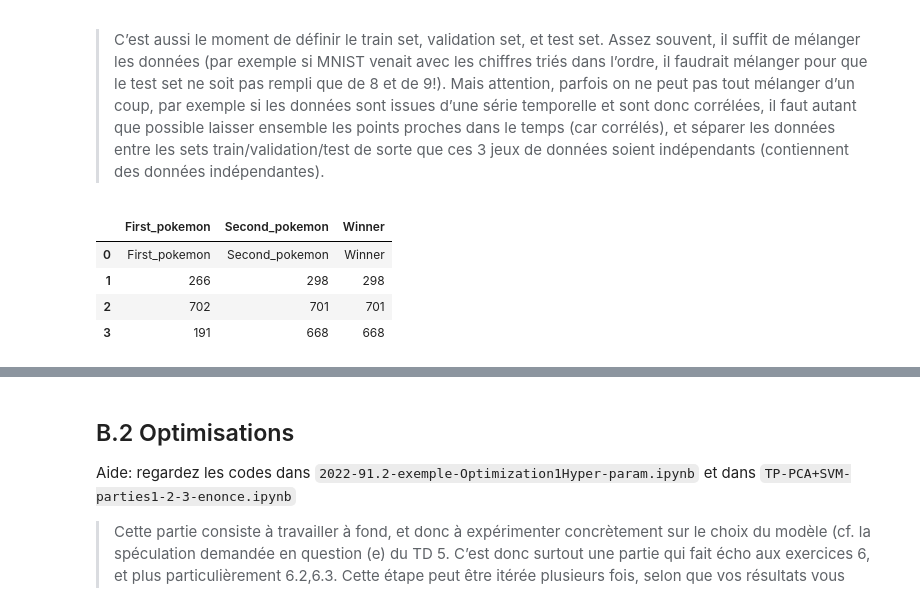
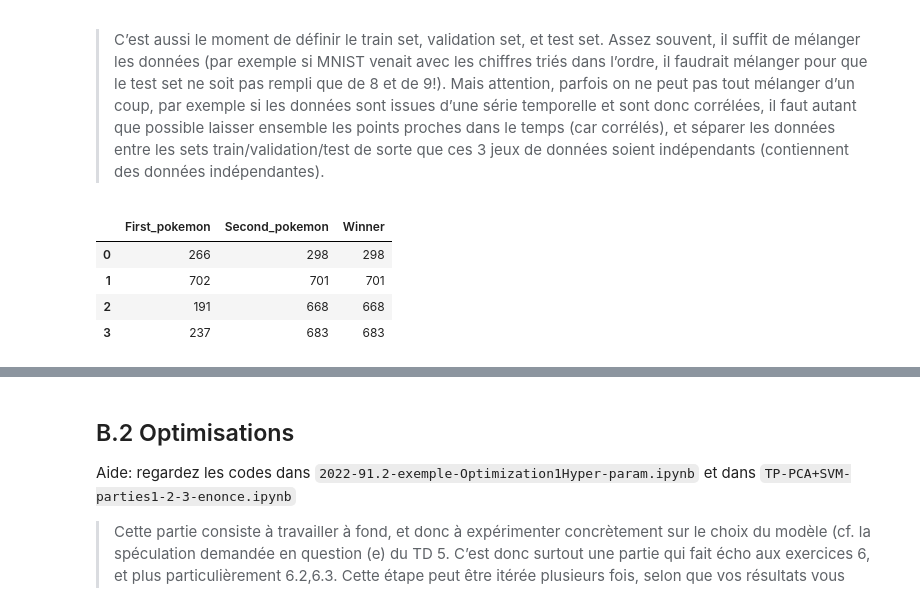
Before and after one commit to ThomasLEBRET/IAS-combatPokemon, a Jupyter notebook: BOUSSOUARFeriel_CORVESTAlex_LEBRETThoams_MANSOURIMarc/projetFinal.ipynb, the cells around one changed output, grey strips where cells are left out. Saved outputs shown, nothing was run; the diff lists cells and outputs as text; code cells hidden in the pictures.

```diff
--- a/BOUSSOUARFeriel_CORVESTAlex_LEBRETThoams_MANSOURIMarc/projetFinal.ipynb
+++ b/BOUSSOUARFeriel_CORVESTAlex_LEBRETThoams_MANSOURIMarc/projetFinal.ipynb
@@ -424,11 +420,11 @@ de sorte que ces 3 jeux de données soient indépendants (contiennent des donné
 # %%
 filename = "combats.csv"
 names = ['First_pokemon', 'Second_pokemon', 'Winner']
-data = pd.read_csv(filename, names=names)
-data.head(4)
+combat = pd.read_csv(filename)
+combat.head(4)
 # %% [output]
 |  | First_pokemon | Second_pokemon | Winner |
-| 0 | First_pokemon | Second_pokemon | Winner |
-| 1 | 266 | 298 | 298 |
-| 2 | 702 | 701 | 701 |
-| 3 | 191 | 668 | 668 |
+| 0 | 266 | 298 | 298 |
+| 1 | 702 | 701 | 701 |
+| 2 | 191 | 668 | 668 |
+| 3 | 237 | 683 | 683 |
```
Also changed, not shown: parts of 29 cells of this notebook.
